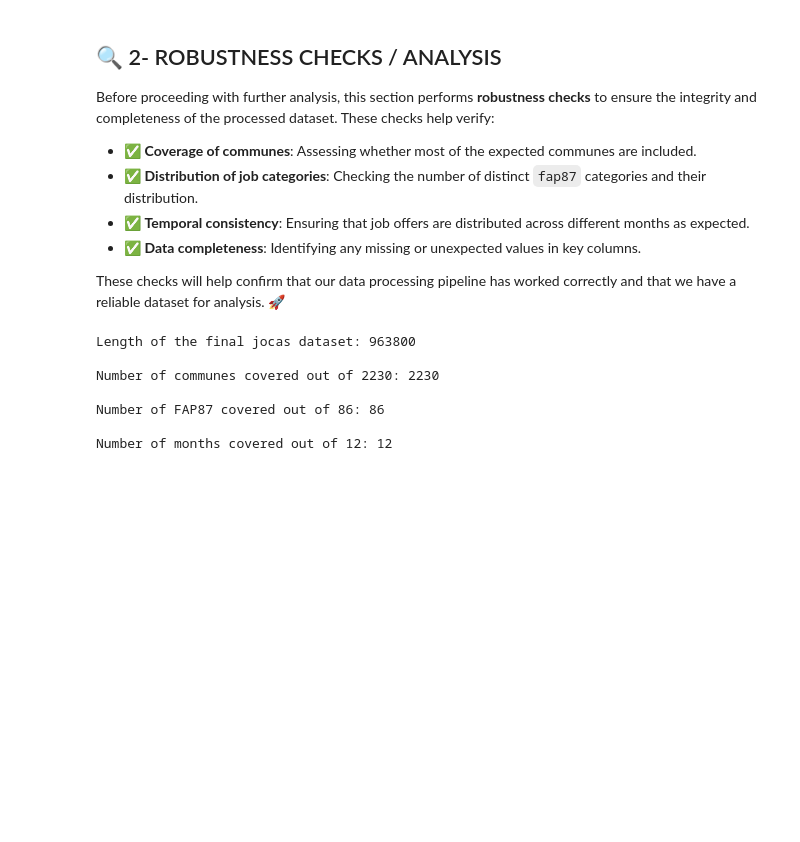
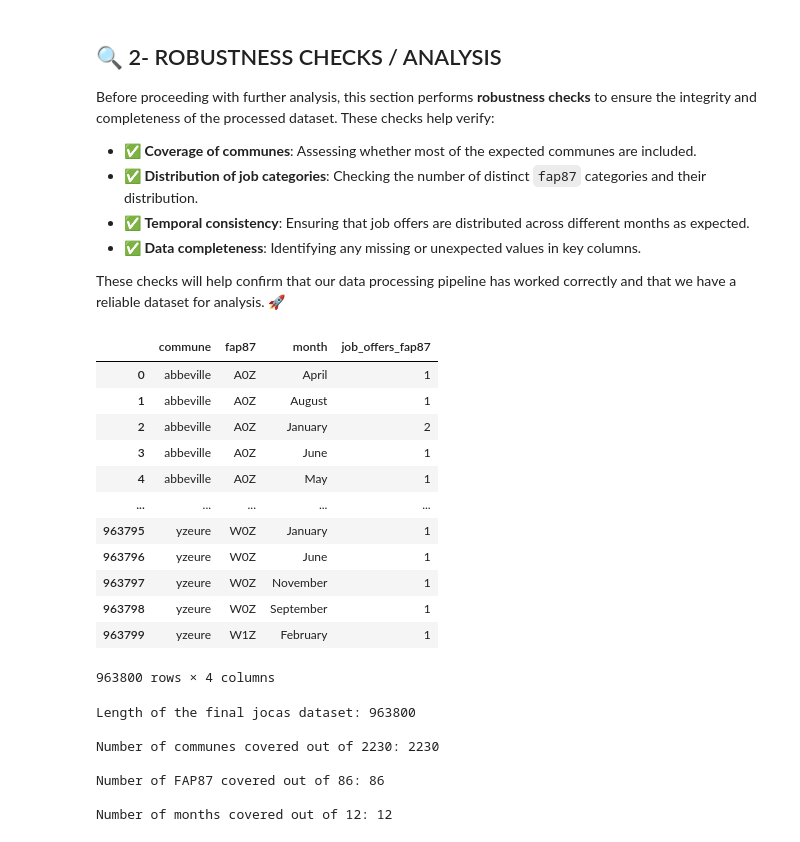
Before and after one commit to cynthia-francis/Project-LabourMarketTensions, a Jupyter notebook: src/supply_jocas_processing.ipynb, the cells around one changed output. Drawn from its saved outputs; the diff is of its cells as text; code cells hidden in the pictures; blank space fills up the shorter version.

```diff
--- a/src/supply_jocas_processing.ipynb
+++ b/src/supply_jocas_processing.ipynb
@@ -200,6 +182,22 @@ Before proceeding with further analysis, this section performs **robustness chec
 - ✅ **Data completeness**: Identifying any missing or unexpected values in key columns.
 
 These checks will help confirm that our data processing pipeline has worked correctly and that we have a reliable dataset for analysis. 🚀
+# %%
+final_df
+# %% [output]
+|  | commune | fap87 | month | job_offers_fap87 |
+| 0 | abbeville | A0Z | April | 1 |
+| 1 | abbeville | A0Z | August | 1 |
+| 2 | abbeville | A0Z | January | 2 |
+| 3 | abbeville | A0Z | June | 1 |
+| 4 | abbeville | A0Z | May | 1 |
+| ... | ... | ... | ... | ... |
+| 963795 | yzeure | W0Z | January | 1 |
+| 963796 | yzeure | W0Z | June | 1 |
+| 963797 | yzeure | W0Z | November | 1 |
+| 963798 | yzeure | W0Z | September | 1 |
+| 963799 | yzeure | W1Z | February | 1 |
+963800 rows × 4 columns
 # %%
 # LENGTH OF THE DATASET
 print(f"\nLength of the final jocas dataset: {len(final_df)} \n")
```
Also changed, not shown: parts of 1 cell of this notebook, 12 other files.
